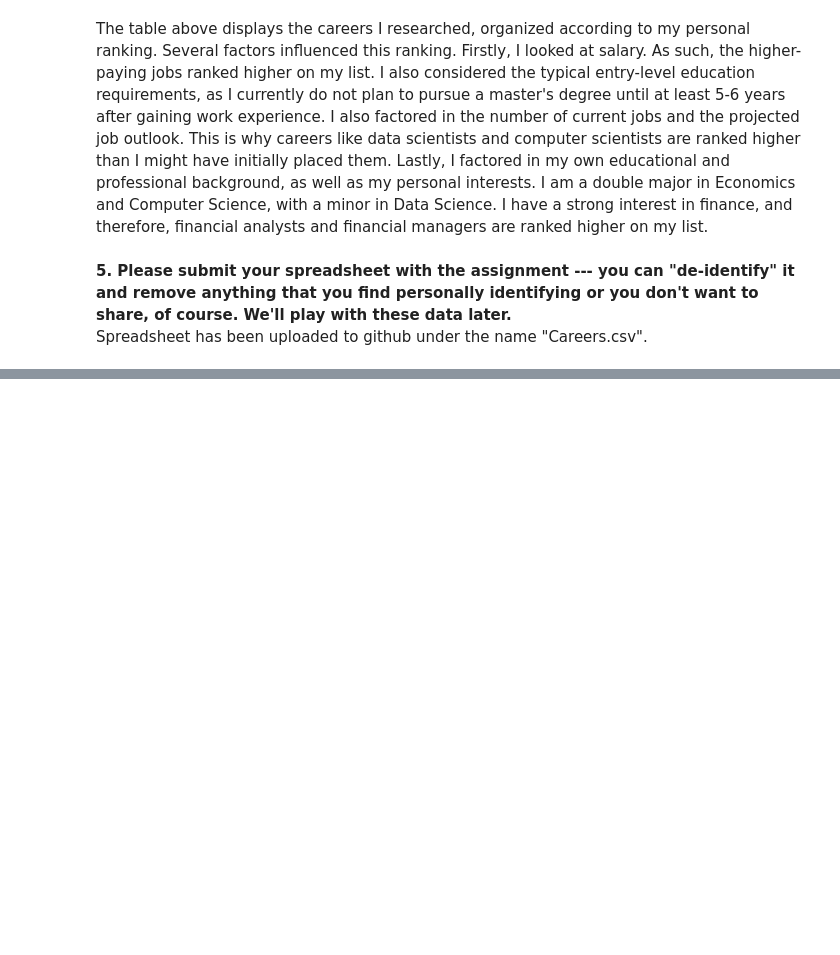
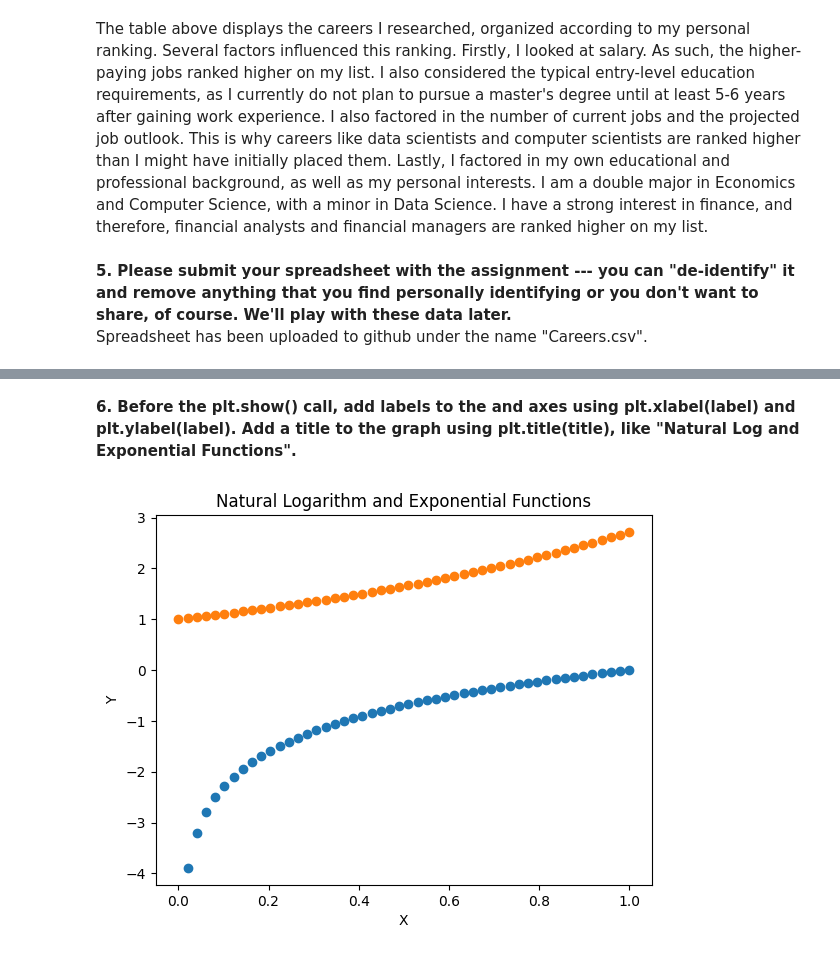
Before and after one commit to kweuj7fh/DS3001-Programming, a Jupyter notebook: Assignment: Programming Review.ipynb, the cells around one changed output, grey strips where cells are left out. Drawn from its saved outputs; the diff is of its cells as text; code cells hidden in the pictures; blank space fills up the shorter version.

```diff
--- a/Assignment: Programming Review.ipynb
+++ b/Assignment: Programming Review.ipynb
@@ -59,0 +130,14 @@ Spreadsheet has been uploaded to github under the name "Careers.csv".
+# %% [markdown]
+**6. Before the plt.show() call, add labels to the and axes using plt.xlabel(label) and plt.ylabel(label). Add a title to the graph using plt.title(title), like "Natural Log and Exponential Functions".**
+# %%
+grid2 = np.linspace(0, 1, 50)
+log_arr2 = np.log(grid)
+exp_arr2 = np.exp(grid)
+plt.scatter(grid, log_arr2, label = "Natural Logarithm")
+plt.scatter(grid, exp_arr2, label = "Exponential")
+plt.title("Natural Logarithm and Exponential Functions")
+plt.xlabel("X")
+plt.ylabel("Y")
+plt.show()
+# %% [output]
+[figure, added]
```
Also changed, not shown: parts of 22 cells of this notebook.
